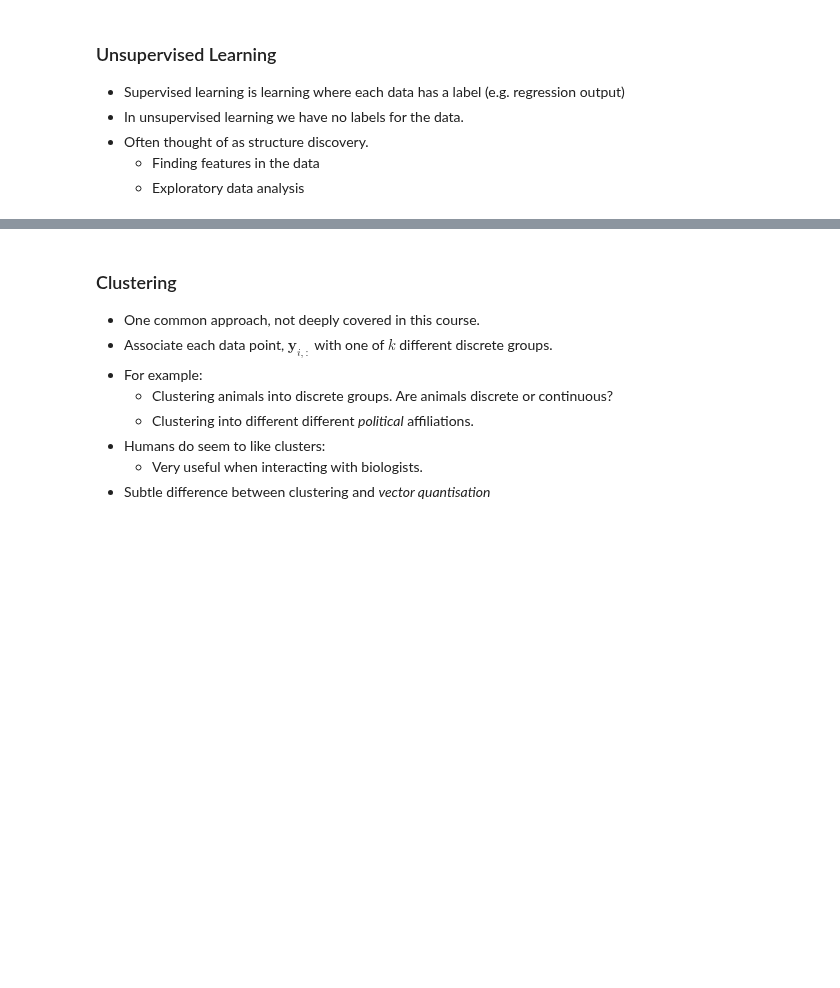
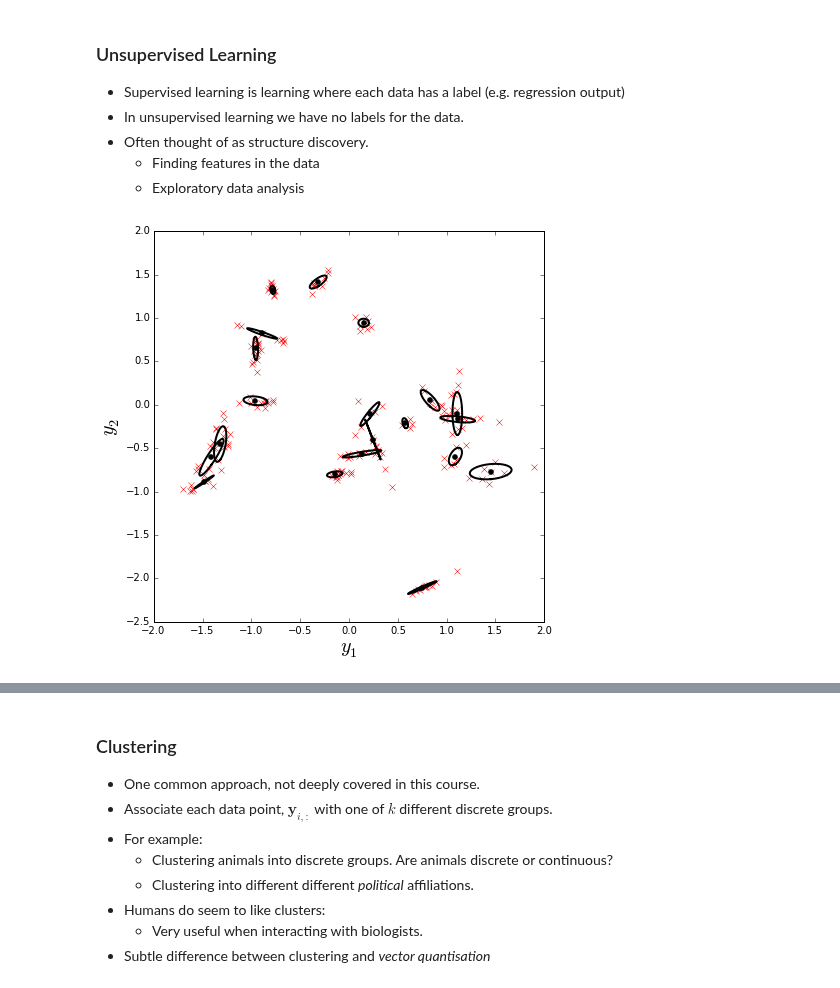
Before and after one commit to lawrennd/mlai2015, a Jupyter notebook: w8_unsupervisedLearning.ipynb, the cells around one changed output, grey strips where cells are left out. Drawn from its saved outputs; the diff is of its cells as text; code cells hidden in the pictures; blank space fills up the shorter version.

```diff
--- a/w8_unsupervisedLearning.ipynb
+++ b/w8_unsupervisedLearning.ipynb
@@ -24,3 +24,31 @@ import matplotlib.pyplot as plt
 * Often thought of as structure discovery.
     * Finding features in the data
     * Exploratory data analysis
+# %%
+fig, ax = plt.subplots(figsize=(7,7))
+
+num_centres = 20
+num_data = 200
+centres = np.random.normal(size=(num_centres, 2))
+w = np.random.normal(size=(num_centres, 2))*0.1
+alloc = np.random.randint(0, num_centres, size=(num_data))
+sigma = np.random.normal(size=(num_centres, 1))*0.05
+epsilon = np.random.normal(size=(num_data,2))*sigma[alloc, :]
+
+Y = w[alloc, :]*np.random.normal(size=(num_data, 1)) + centres[alloc, :] + epsilon
+
+ax.plot(Y[:, 0], Y[:, 1], 'rx')
+ax.set_xlabel('$y_1$', fontsize=20)
+ax.set_ylabel('$y_2$', fontsize=20)
+
+plt.savefig('./diagrams/cluster_data0.svg')
+pi_vals = np.linspace(-np.pi, np.pi, 200)[:, None]
+for i in range(num_centres):
+    ax.plot(centres[i, 0], centres[i, 1], 'o', markersize=5, color=[0, 0, 0], linewidth=2)
+    x = np.hstack([np.sin(pi_vals), np.cos(pi_vals)])
+    L = np.linalg.cholesky(np.outer(w[i, :],w[i, :]) + sigma[i]**2*np.eye(2))
+    el = np.dot(x, L.T)
+    ax.plot(centres[i, 0] + el[:, 0], centres[i, 1] + el[:, 1], linewidth=2, color=[0,0,0])
+plt.savefig('./diagrams/cluster_data1.svg')
+# %% [output]
+[figure, added]
```
Also changed, not shown: parts of 8 cells of this notebook, 2 other files.
